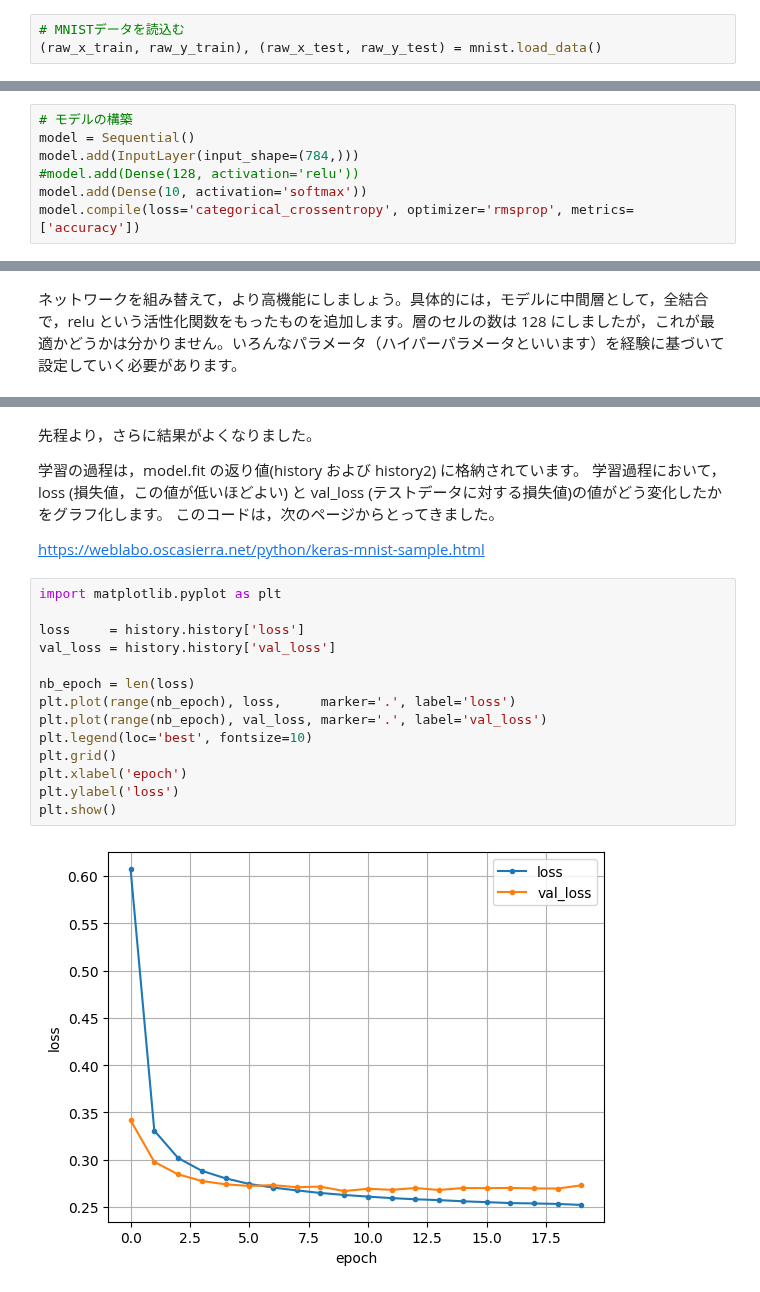
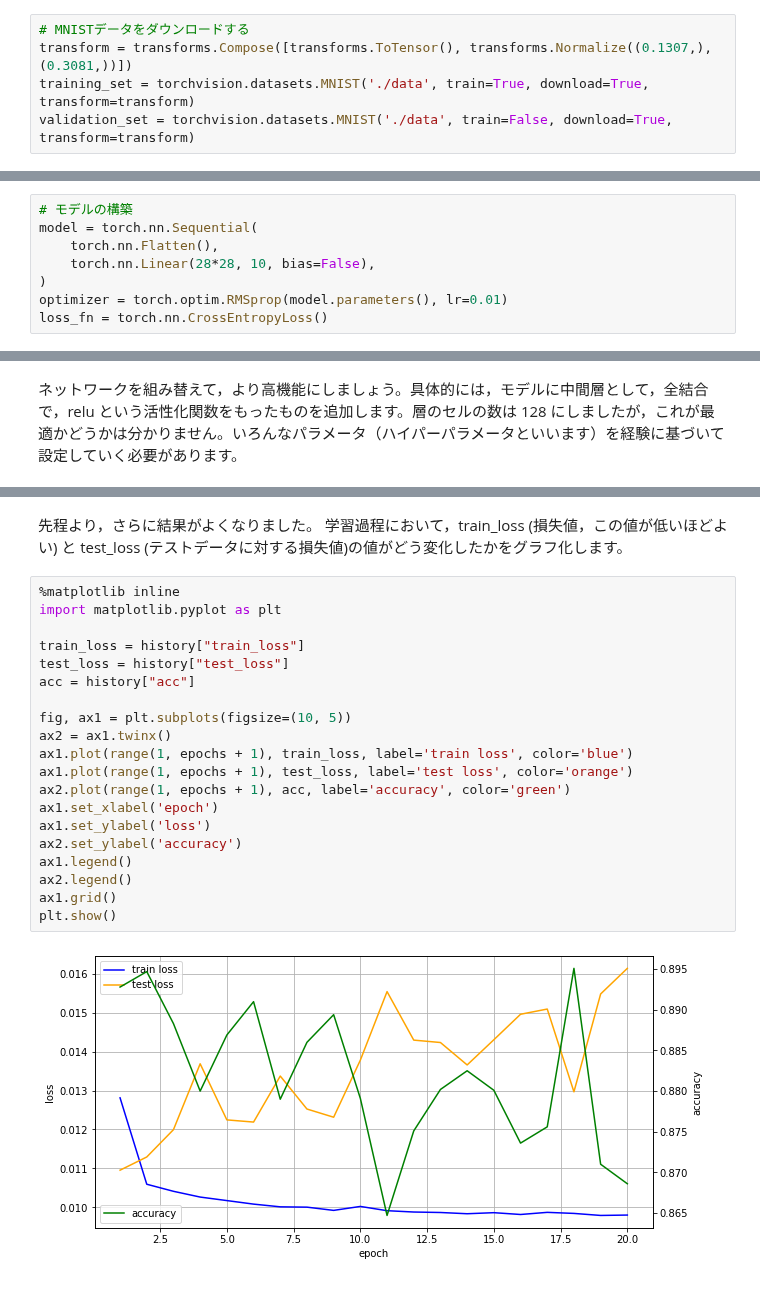
Before and after one commit to HidekiTsuiki/python, a Jupyter notebook: 13NeuralNet.ipynb, the cells around one changed output, grey strips where cells are left out. Cells and saved outputs as stored; diff of their text form.

```diff
--- a/13NeuralNet.ipynb
+++ b/13NeuralNet.ipynb
@@ -33,3 +42,5 @@ from keras.optimizers import RMSprop
 # %%
-# MNISTデータを読込む
-(raw_x_train, raw_y_train), (raw_x_test, raw_y_test) = mnist.load_data()
+# MNISTデータをダウンロードする
+transform = transforms.Compose([transforms.ToTensor(), transforms.Normalize((0.1307,), (0.3081,))])
+training_set = torchvision.datasets.MNIST('./data', train=True, download=True, transform=transform)
+validation_set = torchvision.datasets.MNIST('./data', train=False, download=True, transform=transform)
@@ -116,8 +103,9 @@ print(y_train[0])
 # %%
 # モデルの構築
-model = Sequential()
-model.add(InputLayer(input_shape=(784,)))
-#model.add(Dense(128, activation='relu'))
-model.add(Dense(10, activation='softmax'))
-model.compile(loss='categorical_crossentropy', optimizer='rmsprop', metrics=['accuracy'])
+model = torch.nn.Sequential(
+    torch.nn.Flatten(),
+    torch.nn.Linear(28*28, 10, bias=False),
+)
+optimizer = torch.optim.RMSprop(model.parameters(), lr=0.01)
+loss_fn = torch.nn.CrossEntropyLoss()
 # %% [markdown]
@@ -252,25 +269,26 @@ Test accuracy: 0.9793000221252441
 # %% [markdown]
 先程より，さらに結果がよくなりました。
-
-学習の過程は，model.fit の返り値(history および history2) に格納されています。
-学習過程において，loss (損失値，この値が低いほどよい) と val_loss (テストデータに対する損失値)の値がどう変化したかをグラフ化します。
-このコードは，次のページからとってきました。
-
-https://weblabo.oscasierra.net/python/keras-mnist-sample.html
+学習過程において，train_loss (損失値，この値が低いほどよい) と test_loss (テストデータに対する損失値)の値がどう変化したかをグラフ化します。
 # %%
+%matplotlib inline
 import matplotlib.pyplot as plt
 
-loss     = history.history['loss']
-val_loss = history.history['val_loss']
+train_loss = history["train_loss"]
+test_loss = history["test_loss"]
+acc = history["acc"]
 
-nb_epoch = len(loss)
-plt.plot(range(nb_epoch), loss,     marker='.', label='loss')
-plt.plot(range(nb_epoch), val_loss, marker='.', label='val_loss')
-plt.legend(loc='best', fontsize=10)
-plt.grid()
-plt.xlabel('epoch')
-plt.ylabel('loss')
+fig, ax1 = plt.subplots(figsize=(10, 5))
+ax2 = ax1.twinx()
+ax1.plot(range(1, epochs + 1), train_loss, label='train loss', color='blue')
+ax1.plot(range(1, epochs + 1), test_loss, label='test loss', color='orange')
+ax2.plot(range(1, epochs + 1), acc, label='accuracy', color='green')
+ax1.set_xlabel('epoch')
+ax1.set_ylabel('loss')
+ax2.set_ylabel('accuracy')
+ax1.legend()
+ax2.legend()
+ax1.grid()
 plt.show()
 # %% [output]
-[figure, old version]
+[figure, new version]
 # %% [markdown]
```
Also changed, not shown: parts of 36 cells of this notebook, 5 other files.
